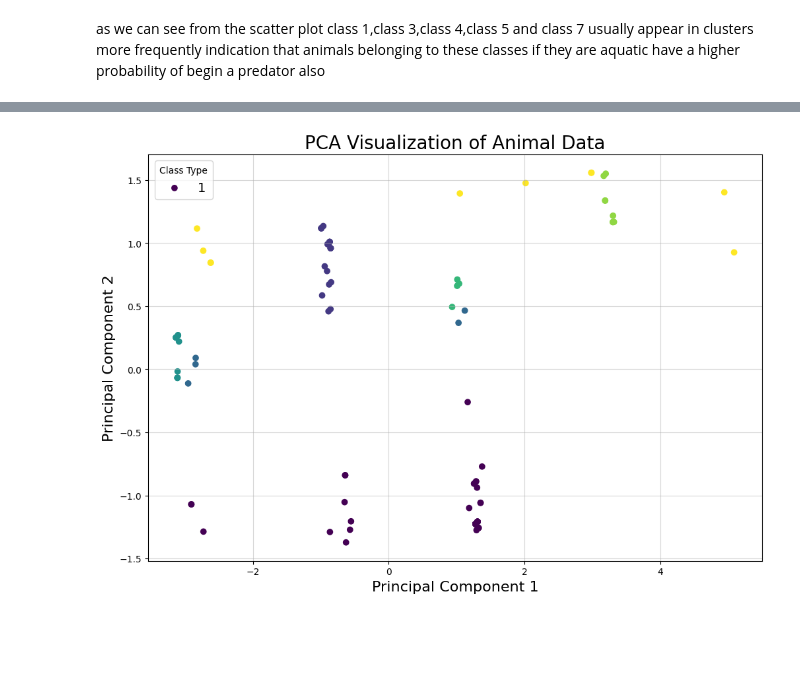
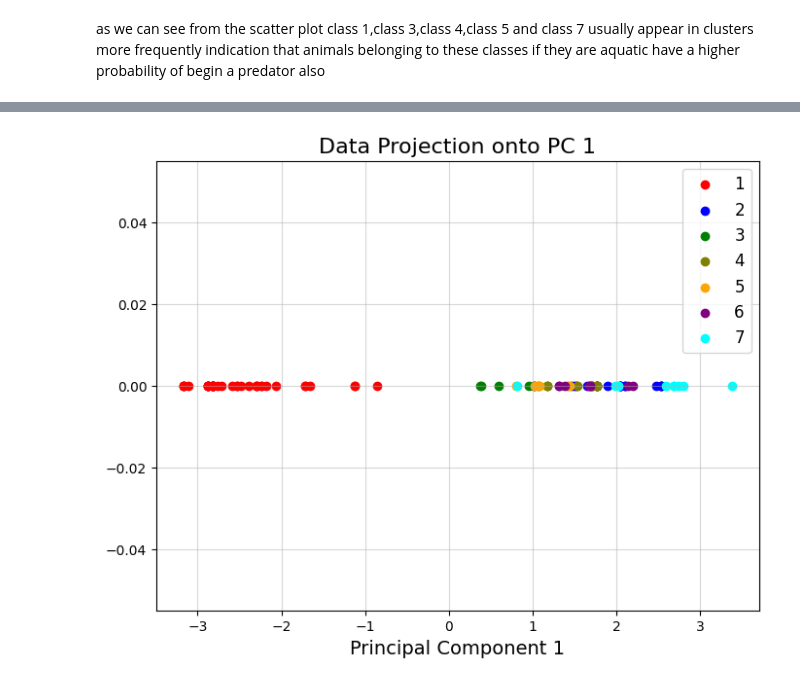
Before and after one commit to dheeraj16-coder/mi-model-and-data-visualization, a Jupyter notebook: ml_classifier/zoo_classifier_model.ipynb, the cells around one changed output, grey strips where cells are left out. Drawn from its saved outputs; the diff is of its cells as text; code cells hidden in the pictures; blank space fills up the shorter version.

```diff
--- a/ml_classifier/zoo_classifier_model.ipynb
+++ b/ml_classifier/zoo_classifier_model.ipynb
@@ -199,30 +199,94 @@ as we can see from the scatter plot class 1,class 3,class 4,class 5 and class 7
 import pandas as pd
 from sklearn.decomposition import PCA
 import matplotlib.pyplot as plt
-
-# Load your dataset
+from sklearn.preprocessing import StandardScaler
+from sklearn.linear_model import LogisticRegression
+from mpl_toolkits.mplot3d import Axes3D
 
 
-# Separate features and class labels (if applicable)
-X = k.drop("class_type", axis=1)  # Assuming class labels are in "class_type" column
-y = k["class_type"]  # Store class labels separately (optional for visualization)
+
+X = k.drop("class_type", axis=1)
+y = k["class_type"]
+
+# Scale X (if desired)
+X_scaled = StandardScaler().fit_transform(X)
 
 # Create a PCA object and fit it to the features
-pca = PCA(n_components=2)  # Reduce to 2 dimensions for visualization
-principalComponents = pca.fit_transform(X)
+pca = PCA(n_components=4)
+principalComponents = pca.fit_transform(X_scaled)
 
-# Explained variance ratios (optional):
+# Explained variance ratios (interpretation):
 print("Explained Variance Ratios:")
-print(pca.explained_variance_ratio_)
+print(pca.explained_variance_ratio_ *100)
 
-# Enhanced visualization:
-plt.figure(figsize=(12, 8))  # Larger figure size
-plt.scatter(principalComponents[:, 0], principalComponents[:, 1], c=y, cmap="viridis")  # Color by class
+
+
+
+class_labels = [1,2,3,4,5,6,7]
+class_colors = ["red", "blue", "green", "olive", "orange", "purple", "cyan"]
+
+'''for debugging
+print(principalComponents.shape)
+print(y.shape)
+print(class_labels)
+print(y.value_counts())'''
+
+
+# Enhanced visualization (interpretation):
+
+# Create individual 1D scatter plots for each PC
+for i in range(4):
+    plt.figure(figsize=(8, 6))
+    for j, (label, color) in enumerate(zip(class_labels, class_colors)):
+        plt.scatter(
+            principalComponents[y == label, i],
+            np.zeros_like(principalComponents[y == label, i]),
+            c=color,
+            label=label,
+        )
+    plt.xlabel(f"Principal Component {i+1}", fontsize=14)
+    plt.title(f"Data Projection onto PC {i+1}", fontsize=16)
+    plt.grid(True, alpha=0.5)
+    plt.legend(fontsize=12)  #
+    plt.show()
+
+# Create individual 2D scatter plots for each PC
+plt.figure(figsize=(12, 8))
+for i, (label, color) in enumerate(zip(class_labels, class_colors)):
+    plt.scatter(
+        principalComponents[y == label, 0],
+        principalComponents[y == label, 1],
+        c=color,
+        label=label,
+    )
 plt.xlabel("Principal Component 1", fontsize=16)
 plt.ylabel("Principal Component 2", fontsize=16)
 plt.title("PCA Visualization of Animal Data", fontsize=20)
-plt.legend(y.unique(), fontsize=14, title="Class Type")  # Include legend for classes
-plt.grid(True, alpha=0.5)  # Add gridlines
+plt.legend(fontsize=14, title="Class Type")
+plt.grid(True, alpha=0.5)
 plt.show()
+
+# Create individual 3D scatter plots for each PC
+fig = plt.figure(figsize=(12, 8))
+ax = fig.add_subplot(111, projection='3d')
+for i, (label, color) in enumerate(zip(class_labels, class_colors)):
+    ax.scatter(
+        principalComponents[y == label, 0],
+        principalComponents[y == label, 1],
+        principalComponents[y == label, 2],
+        c=color,
+        label=label,
+    )
+ax.set_xlabel("Principal Component 1", fontsize=16)
+ax.set_ylabel("Principal Component 2", fontsize=16)
+ax.set_zlabel("Principal Component 3", fontsize=16)
+ax.set_title("PCA Visualization of Animal Data (PC1, PC2, PC3)", fontsize=20)
+ax.legend(fontsize=12)  # Display legend
+ax.grid(True, alpha=0.5)
+plt.show()
+
+# Examine loadings (interpretation):
+loadings = pd.DataFrame(pca.components_.T, index=X.columns)
+print("Loadings:\n", loadings)  # Look for high loadings to understand feature contributions
 # %% [output]
 Explained Variance Ratios:
@@ -230 +294 @@ Explained Variance Ratios:
-[figure, old version]
+[figure, new version]
```
Also changed, not shown: parts of 7 cells of this notebook.
